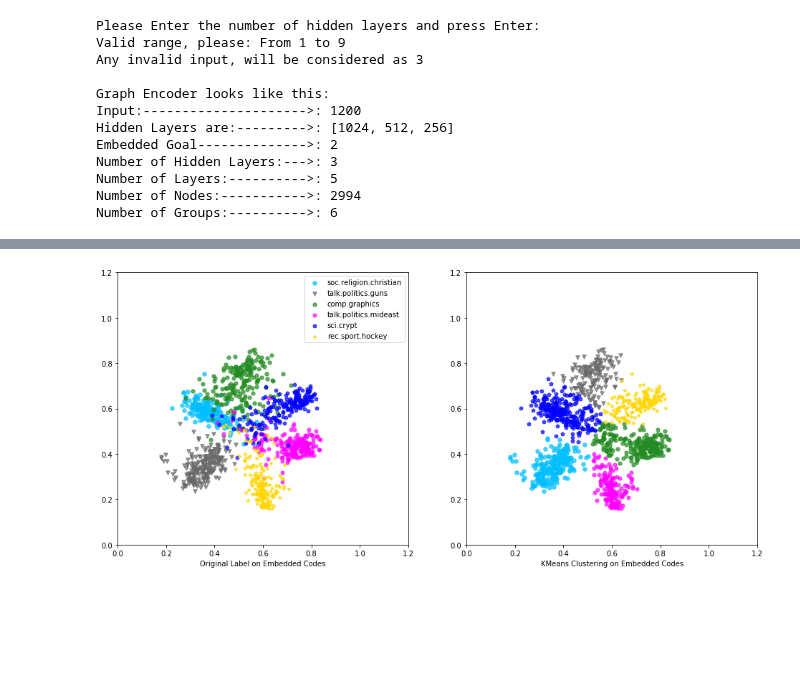
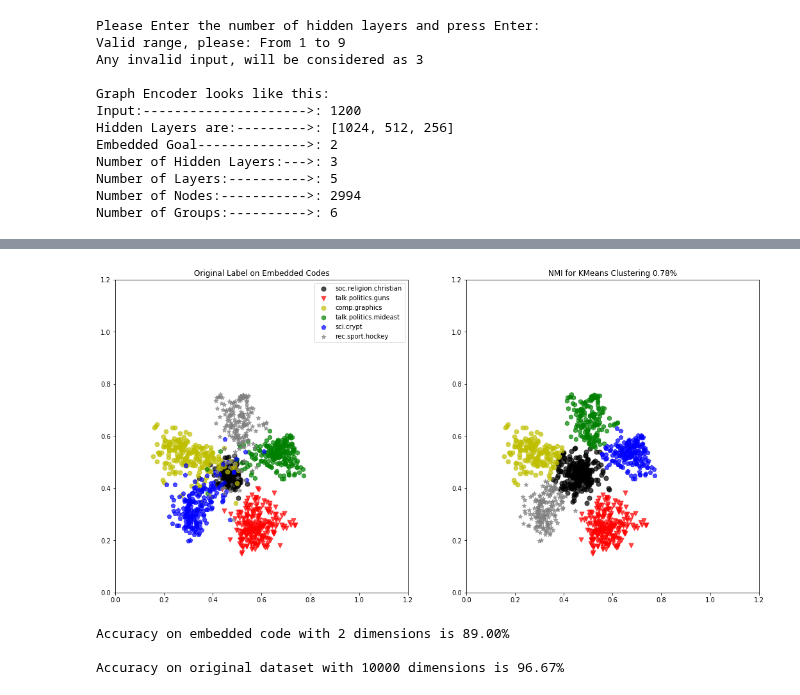
Before and after one commit to saman-nia/Deep-Learning-for-Dimensionality-Reduction, a Jupyter notebook: Text Documents Dimensionality Reduction/SVC_on_6NG_Embedded.ipynb, the cells around one changed output, grey strips where cells are left out. Saved outputs shown, nothing was run; the diff lists cells and outputs as text; code cells hidden in the pictures; blank space fills up the shorter version.

```diff
--- a/Text Documents Dimensionality Reduction/SVC_on_6NG_Embedded.ipynb
+++ b/Text Documents Dimensionality Reduction/SVC_on_6NG_Embedded.ipynb
@@ -429,8 +435,8 @@ def loss_function(reconstructed, x):
 # %%
 def training(cost, learning_rate, beta1, beta2, global_step):
     optimizer = tf.compat.v1.train.AdamOptimizer(learning_rate, beta1, beta2,
-                                                 epsilon=1e-08, use_locking=False,
-                                                 name='Adam')
+                                                 epsilon=1e-07, use_locking=False,
+                                                 name='Nadam')
     compute_gradient = optimizer.compute_gradients(cost)
     apply_gradient = optimizer.apply_gradients(compute_gradient, global_step=global_step)
     return apply_gradient
@@ -458,4 +463,6 @@ epochs = 30 # ------------------------------------- Number of Epochs.
 n_interior = n_input // n_batch
+# %%
+epochs = 6000 // n_interior # ------------------------------------- Number of Epochs.
 # %%
 print('Number of Samples are: -------------------------->',n_input)
 print('Number of Embedded Goal-------------------------->',n_code)
@@ -564,3 +563,7 @@ Number of batch sizes are: ----------------------> 8
+# %%
+ae_codes = sess.run(code, feed_dict={x: data_set, mode_train: False})
+pred_KMeans_code = k_means(ae_codes, n_groups)
+nmi_KMeans_code = normalized_mutual_info_score(labels_set, pred_KMeans_code)
 # %%
 top_Kbatch_NN = sorted(zip(map(lambda x: round(x, 2), l_mean), steps), reverse=True)[:10]
 top_Kbatch_Corr = sorted(zip(map(lambda x: round(x, 2), list_rhos), steps), reverse=True)[:10]
@@ -607,37 +610,50 @@ plt.show()
 # %%
 pred_KMeans_code = k_means(ae_codes, n_groups)
 # %%
-sorted_color = ['deepskyblue','dimgray','forestgreen','fuchsia','b','gold',
+sorted_color = ['k','r','y','g','b','gray',
                 'green','goldenrod','goldenrod','gray','green','greenyellow',
                 'grey','honeydew','hotpink','indianred','y']
 sorted_color = sorted_color[:n_groups]
 markers_list = ["o","v","8","h","p","*"] * 5
 markers_list = markers_list[:n_groups]
 # %%
-plt.figure(figsize=(16,7))
+plt.figure(figsize=(18,9))
 for num in range(n_groups):
   plt.subplot(1,2,1)
-  plt.ylim(bottom=0, top=1.2)
-  plt.xlim(left=0, right=1.2)
+  plt.ylim(bottom=0.0, top=1.2)
+  plt.xlim(left=0.0, right=1.2)
   plt.scatter([ae_codes[:,0][i] for i in range(len(labels_set)) if labels_set[i] == num],
               [ae_codes[:,1][i] for i in range(len(labels_set)) if labels_set[i] == num],
-              30, label=categories_lables[num], alpha=0.7, color = sorted_color[num], marker=markers_list[num])
-  plt.xlabel('Original Label on Embedded Codes')
+              50, label=categories_lables[num], alpha=0.7, color = sorted_color[num], marker=markers_list[num])
+  plt.title('Original Label on Embedded Codes')
   plt.legend(loc='best')
   plt.subplot(1,2,2)
-  plt.ylim(bottom=0, top=1.2)
-  plt.xlim(left=0, right=1.2)
+  plt.ylim(bottom=0.0, top=1.2)
+  plt.xlim(left=0.0, right=1.2)
   plt.scatter([ae_codes[:,0][i] for i in range(len(pred_KMeans_code)) if pred_KMeans_code[i] == num],
               [ae_codes[:,1][i] for i in range(len(pred_KMeans_code)) if pred_KMeans_code[i] == num],
-              30, alpha=0.7, color = sorted_color[num], marker=markers_list[num])
-  plt.xlabel('KMeans Clustering on Embedded Codes')
+              50, alpha=0.7, color = sorted_color[num], marker=markers_list[num])
+  plt.title('NMI for KMeans Clustering {:0.2f}%'.format(nmi_KMeans_code))
 plt.show()
 # %% [output]
-[figure, old version]
+[figure, new version]
 # %%
 import matplotlib
 import matplotlib.cm as cm
 from matplotlib.colors import ListedColormap
+# %%
+_X_train, _X_test, _y_train, _y_test = train_test_split(ae_codes, labels_set, test_size=0.25, random_state=42)
+clf1 = svm.SVC(kernel='linear', C=1.0).fit(_X_train, _y_train)
+_Xtrain, _Xtest, _ytrain, _ytest = train_test_split(X_train, y_train, test_size=0.25, random_state=42)
+clf2 = svm.SVC(kernel='linear', C=1.0).fit(_Xtrain, _ytrain)
+accuracyAE = metrics.accuracy_score(_y_test, clf1.predict(_X_test))
+accuracyML = metrics.accuracy_score(_ytest, clf2.predict(_Xtest))
+print("\nAccuracy on embedded code with {:d} dimensions is {:0.2f}%".format(ae_codes.shape[1], 100 * accuracyAE))
+print("\nAccuracy on original dataset with {:d} dimensions is {:0.2f}%".format(X_train.shape[1], 100 * accuracyML))
+# %% [output]
+Accuracy on embedded code with 2 dimensions is 89.00%
+
+Accuracy on original dataset with 10000 dimensions is 96.67%
 # %%
 clf = svm.SVC(kernel='linear', C=1.0)
 models = clf.fit(ae_codes, labels_set)
```
Also changed, not shown: parts of 15 cells of this notebook.
